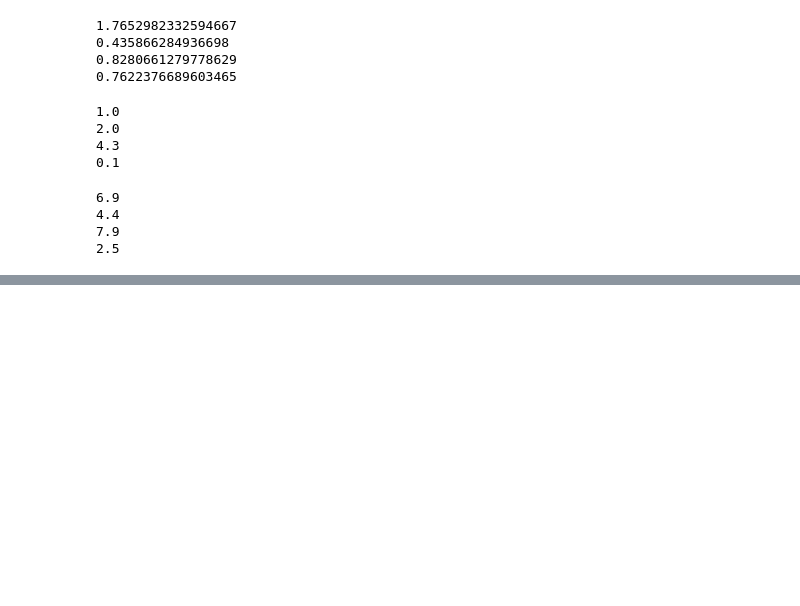
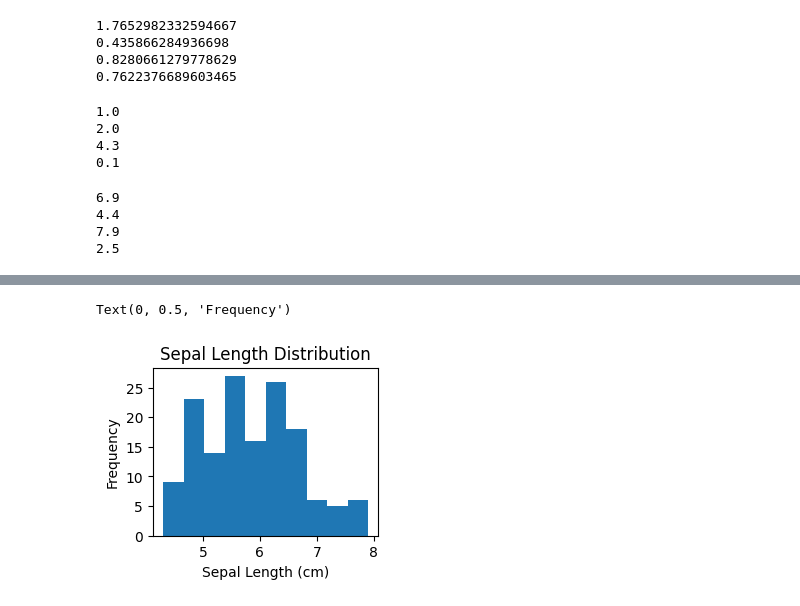
Before and after one commit to sarveshkuvalekar/DSBDA_LAB_Practicals, a Jupyter notebook: PRACTICAL_4.ipynb, the cells around one changed output, grey strips where cells are left out. Saved outputs shown, nothing was run; the diff lists cells and outputs as text; code cells hidden in the pictures; blank space fills up the shorter version.

```diff
--- a/PRACTICAL_4.ipynb
+++ b/PRACTICAL_4.ipynb
@@ -91,0 +107,9 @@ print(df['petal width (cm)'].max())
+# %%
+plt.subplot(2, 2, 2)
+plt.hist(df['sepal length (cm)'], bins=10)
+plt.title('Sepal Length Distribution')
+plt.xlabel('Sepal Length (cm)')
+plt.ylabel('Frequency')
+# %% [output]
+Text(0, 0.5, 'Frequency')
+[figure, added]
```
Also changed, not shown: parts of 6 cells of this notebook.
